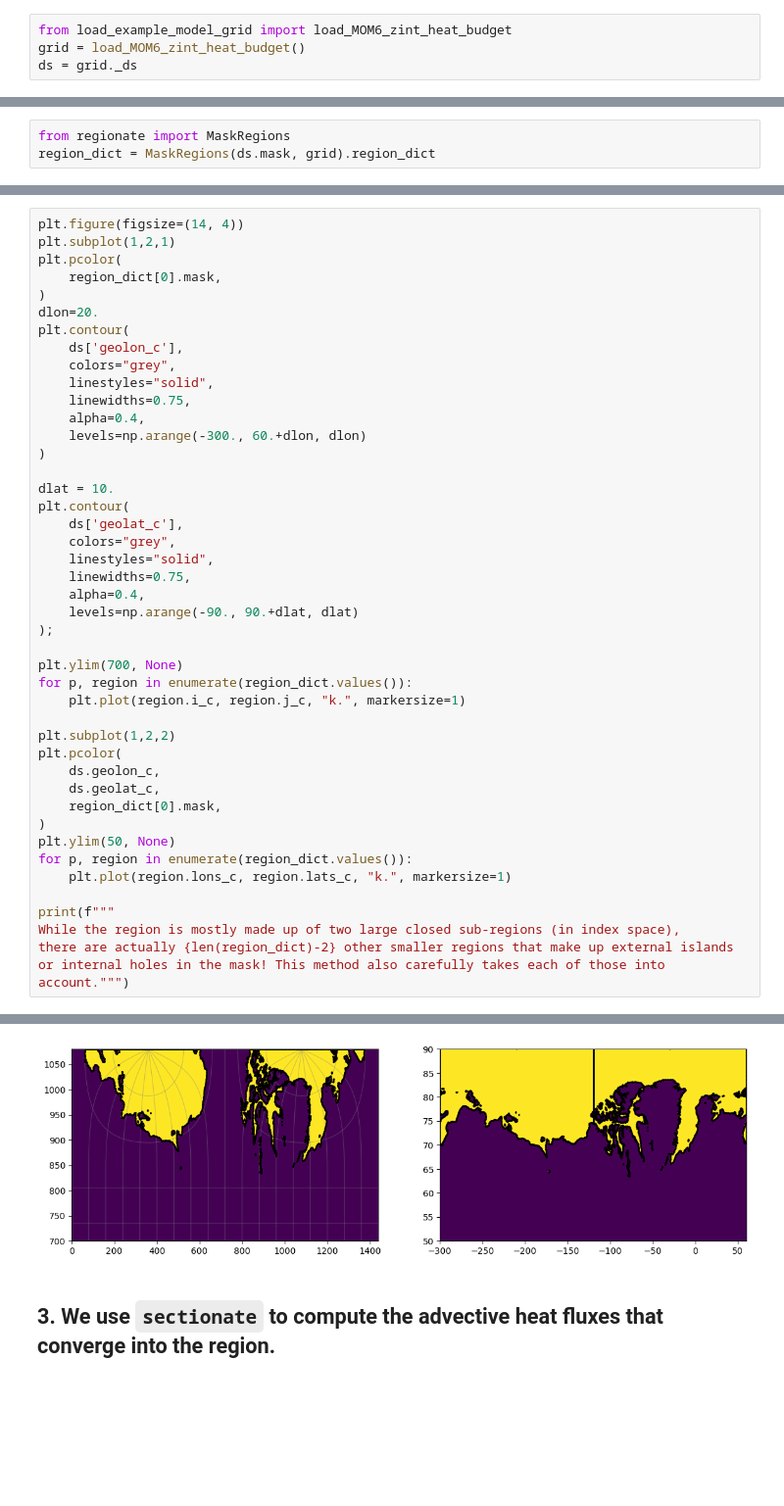
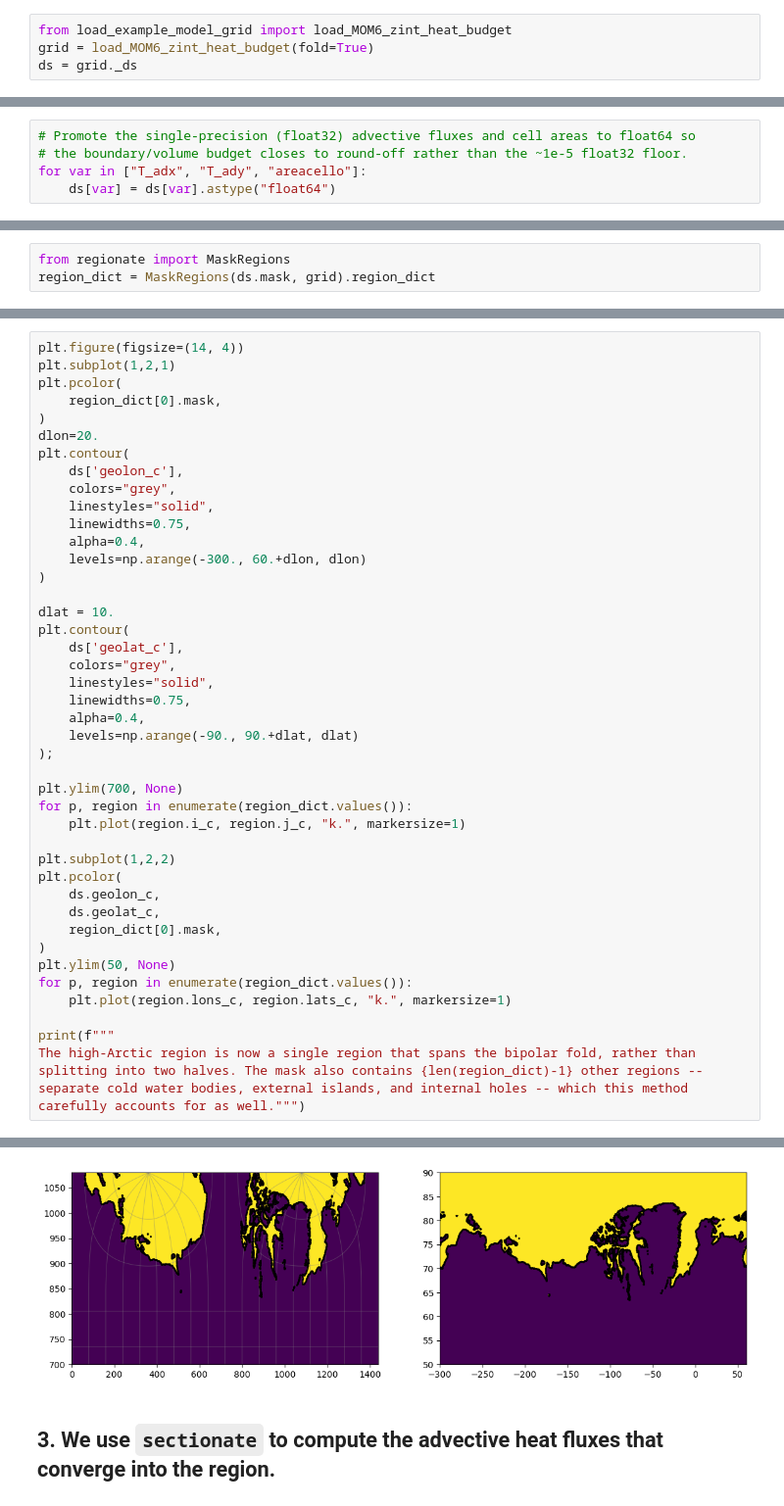
Before and after one commit to hdrake/regionate, a Jupyter notebook: examples/3_Arctic_heat_CM4p25.ipynb, the cells around one changed output, grey strips where cells are left out. Shown at 98% size. Cells and saved outputs as stored; diff of their text form; blank space fills up the shorter version.

```diff
--- a/examples/3_Arctic_heat_CM4p25.ipynb
+++ b/examples/3_Arctic_heat_CM4p25.ipynb
@@ -14,7 +14,7 @@ import matplotlib.pyplot as plt
 ## 0. Load data
 # %%
 from load_example_model_grid import load_MOM6_zint_heat_budget
-grid = load_MOM6_zint_heat_budget()
+grid = load_MOM6_zint_heat_budget(fold=True)
 ds = grid._ds
 # %% [output]
 File 'MOM6_global_example_vertically_integrated_heat_budget_v0_0_6.nc' already exists at ../data/MOM6_global_example_vertically_integrated_heat_budget_v0_0_6.nc. Skipping download.
@@ -21,3 +23,8 @@ File 'MOM6_global_example_vertically_integrated_heat_budget_v0_0_6.nc' already e
+# %%
+# Promote the single-precision (float32) advective fluxes and cell areas to float64 so
+# the boundary/volume budget closes to round-off rather than the ~1e-5 float32 floor.
+for var in ["T_adx", "T_ady", "areacello"]:
+    ds[var] = ds[var].astype("float64")
 # %% [markdown]
 We want to must verify that the diagnosed advective heat tendencies (flux convergence) are column-wise consistent with the convergence computed offline from fluxes on the cell faces.
 # %%
@@ -159,7 +166,8 @@ for p, region in enumerate(region_dict.values()):
     plt.plot(region.lons_c, region.lats_c, "k.", markersize=1)
 
 print(f"""
-While the region is mostly made up of two large closed sub-regions (in index space),
-there are actually {len(region_dict)-2} other smaller regions that make up external islands
-or internal holes in the mask! This method also carefully takes each of those into account.""")
+The high-Arctic region is now a single region that spans the bipolar fold, rather than
+splitting into two halves. The mask also contains {len(region_dict)-1} other regions --
+separate cold water bodies, external islands, and internal holes -- which this method
+carefully accounts for as well.""")
 # %% [output]
@@ -169,4 +178,4 @@ or internal holes in the mask! This method also carefully takes each of those in
-[figure, old version]
+[figure, new version]
 # %% [markdown]
 ## 3. We use `sectionate` to compute the advective heat fluxes that converge into the region.
 # %%
```
Also changed, not shown: parts of 9 cells of this notebook, 7 other files.
